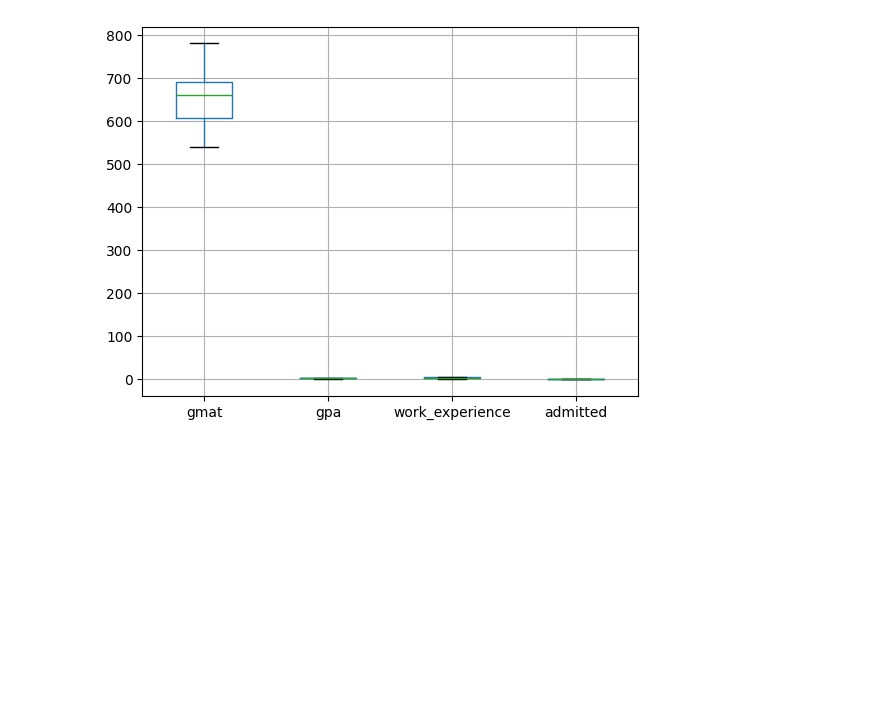
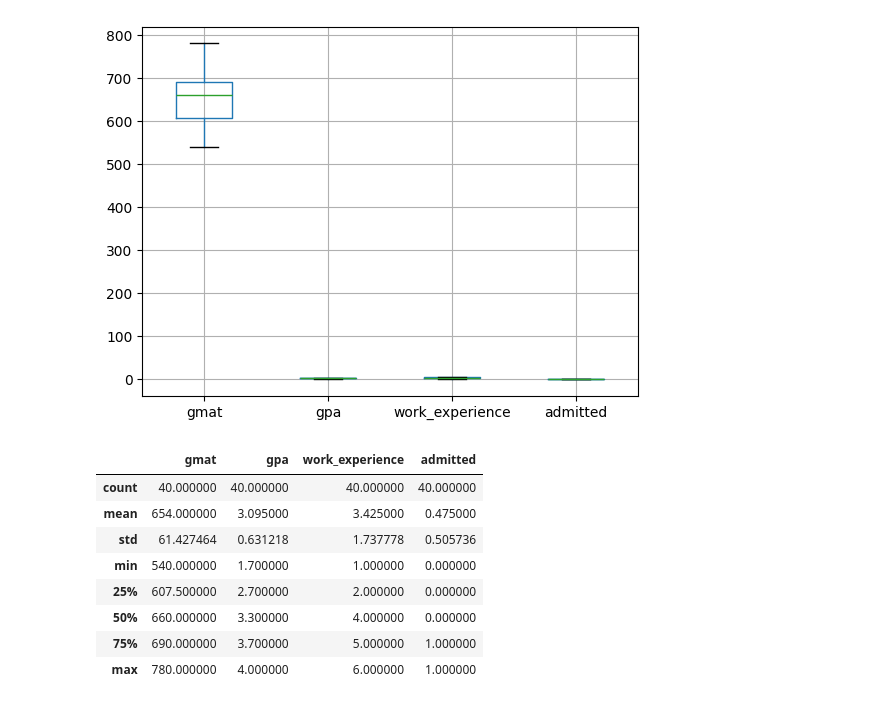
Before and after one commit to denverkim/DM_FALL2026, a Jupyter notebook: DM26_LAB5.ipynb, the cells around one changed output. Saved outputs shown, nothing was run; the diff lists cells and outputs as text; code cells hidden in the pictures; blank space fills up the shorter version.

```diff
--- a/DM26_LAB5.ipynb
+++ b/DM26_LAB5.ipynb
@@ -40,0 +32,12 @@ plt.show()
+# %%
+train.describe()
+# %% [output]
+|  | gmat | gpa | work_experience | admitted |
+| count | 40.000000 | 40.000000 | 40.000000 | 40.000000 |
+| mean | 654.000000 | 3.095000 | 3.425000 | 0.475000 |
+| std | 61.427464 | 0.631218 | 1.737778 | 0.505736 |
+| min | 540.000000 | 1.700000 | 1.000000 | 0.000000 |
+| 25% | 607.500000 | 2.700000 | 2.000000 | 0.000000 |
+| 50% | 660.000000 | 3.300000 | 4.000000 | 0.000000 |
+| 75% | 690.000000 | 3.700000 | 5.000000 | 1.000000 |
+| max | 780.000000 | 4.000000 | 6.000000 | 1.000000 |
```
Also changed, not shown: parts of 15 cells of this notebook.
